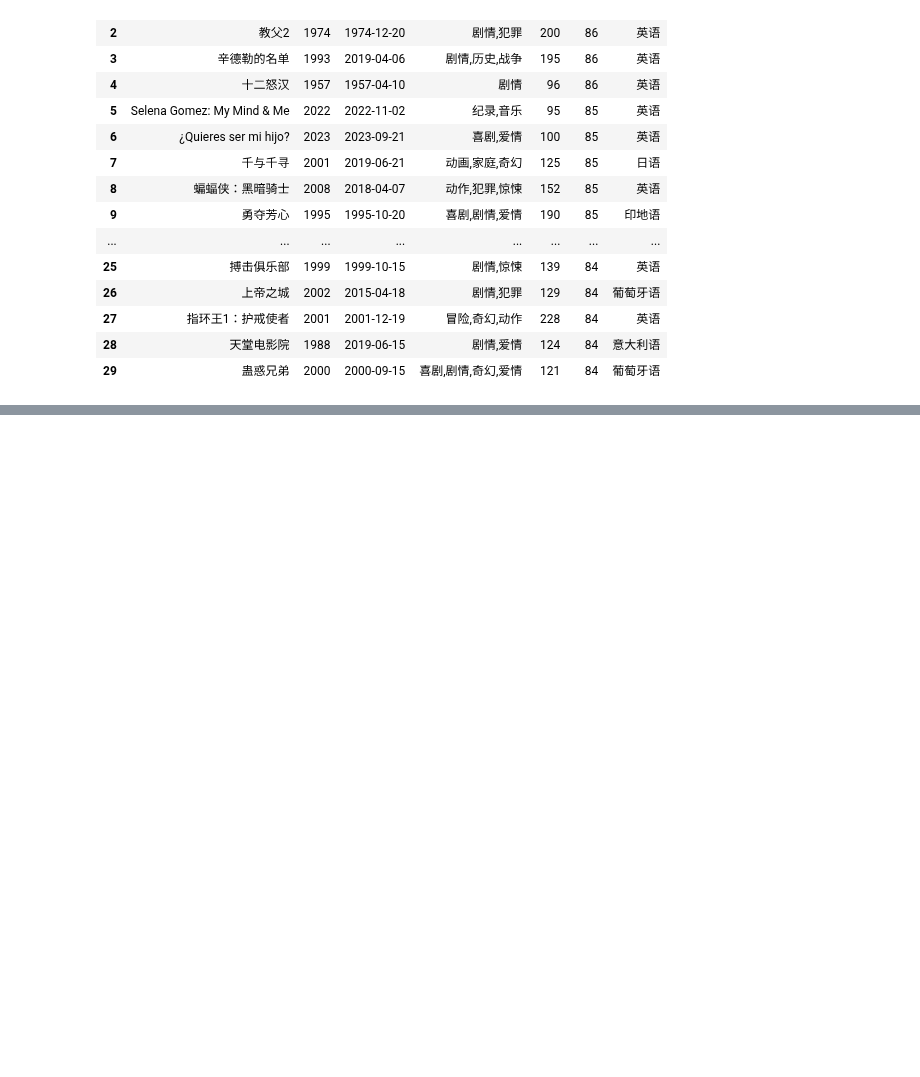
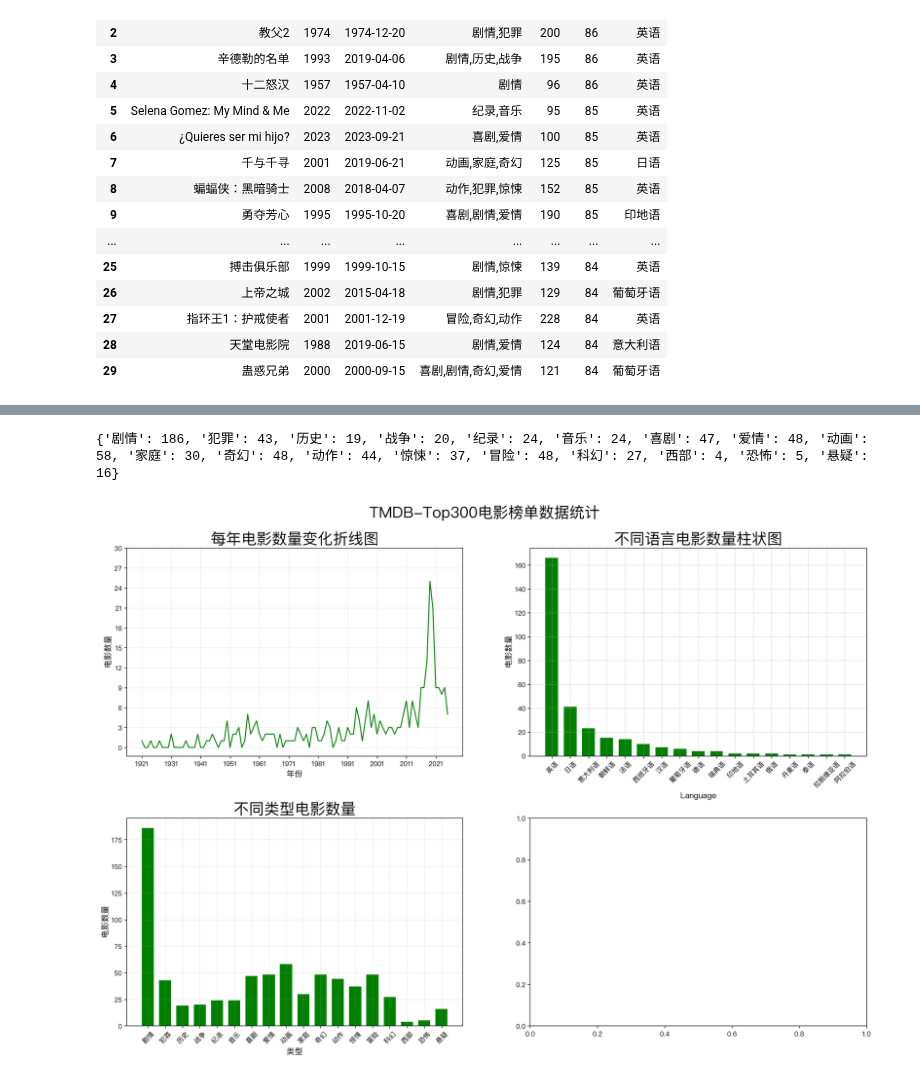
Before and after one commit to theAtlantic-zza/Python-Learning-Path, a Jupyter notebook: Chapter2/09.TMDB-Top300电影榜单分析.ipynb, the cells around one changed output, grey strips where cells are left out. Saved outputs shown, nothing was run; the diff lists cells and outputs as text; code cells hidden in the pictures; blank space fills up the shorter version.

```diff
--- a/Chapter2/09.TMDB-Top300电影榜单分析.ipynb
+++ b/Chapter2/09.TMDB-Top300电影榜单分析.ipynb
@@ -105,0 +107,26 @@ display(fig)
+# %%
+#3. 需求三:统计对比不同类型电影数量(柱状图)
+#3.1 获取不同类型对应的电影数量
+type_count = {} #{'剧情':5,'犯罪':3}
+for types in data['类型'].str.split(','): #[剧情,犯罪]
+    for type in types:
+        if type in type_count:
+            type_count[type] += 1
+        else:
+            type_count[type] = 1
+
+x_types = list(type_count.keys()) #类型列表
+y_values = list(type_count.values()) #数量列表
+print(type_count)
+
+#3.2 绘制柱状图
+axes3.bar(x_types, y_values, color='green',width=0.7)
+axes3.set_title('不同类型电影数量',fontsize=23)
+axes3.set_xlabel('类型',fontsize=12)
+axes3.set_ylabel('电影数量',fontsize=12)
+axes3.grid(linestyle='--', alpha=0.3)
+axes3.tick_params(axis='x', rotation=45)
+display(fig)
+# %% [output]
+{'剧情': 186, '犯罪': 43, '历史': 19, '战争': 20, '纪录': 24, '音乐': 24, '喜剧': 47, '爱情': 48, '动画': 58, '家庭': 30, '奇幻': 48, '动作': 44, '惊悚': 37, '冒险': 48, '科幻': 27, '西部': 4, '恐怖': 5, '悬疑': 16}
+[figure, added]
```
Also changed, not shown: parts of 4 cells of this notebook.
